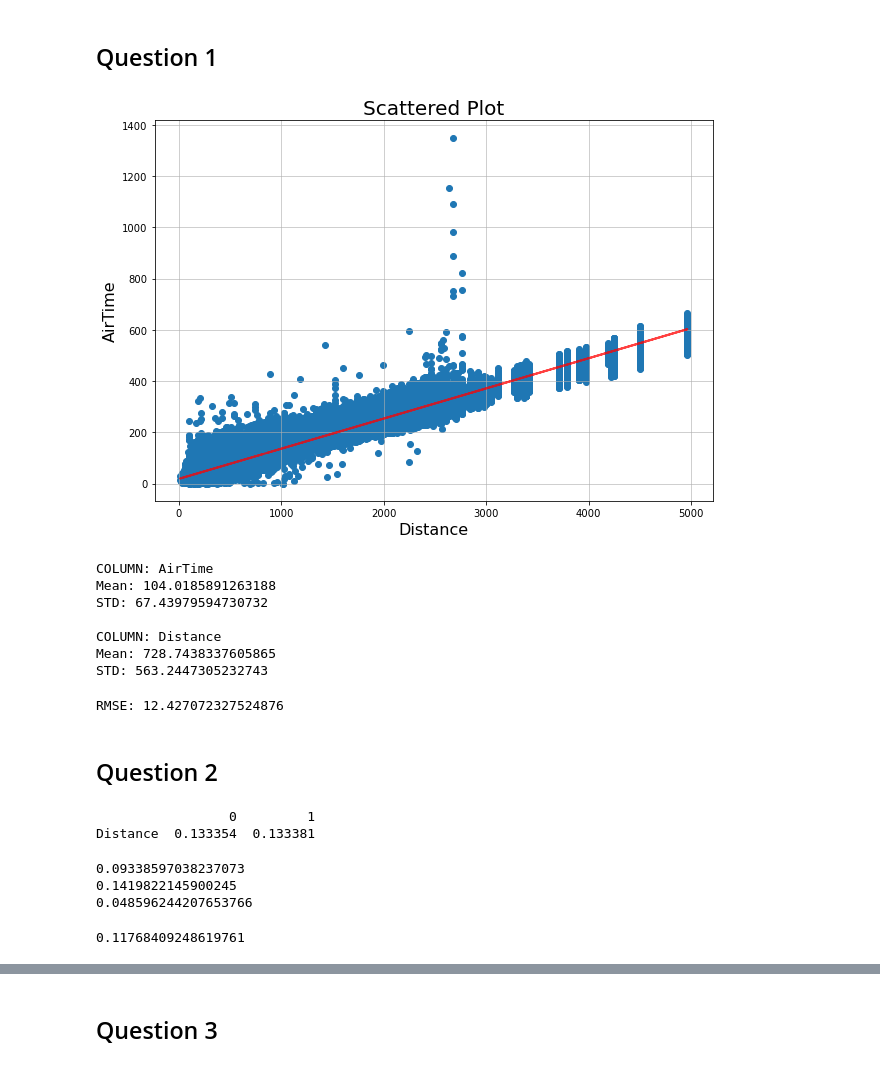
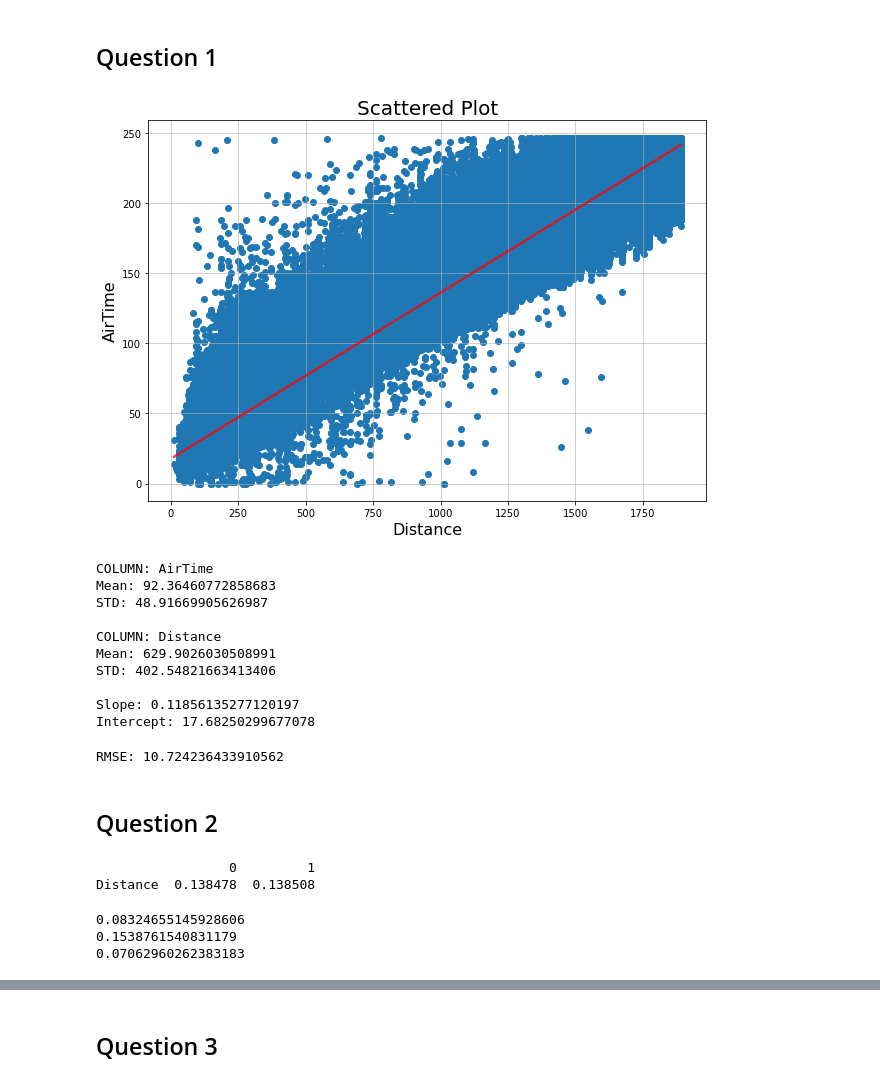
Before and after one commit to shantanutyagi67/CS306_Data_Analysis_And_Visualisation, a Jupyter notebook: Lab4/lab4.ipynb, the cells around one changed output, grey strips where cells are left out. Cells and saved outputs as stored; diff of their text form; code cells hidden in the pictures.

```diff
--- a/Lab4/lab4.ipynb
+++ b/Lab4/lab4.ipynb
@@ -16,17 +20,17 @@ df = pd.read_csv('2008.csv', usecols=[name1, name2])
 df = df.dropna(subset=[name1, name2])
 # %%
 # Dataframes
-#df1 = df[name1]
-#df2 = df[name2]
+df1 = df[name1]
+df2 = df[name2]
 
 # Removing outliers based on IQR
-#q1 = df1.quantile(0.25)
-#q3 = df1.quantile(0.75)
-#iqr = q3 - q1 #stats.iqr(df1, interpolation = 'midpoint')
-#low_lim = q1 - 1.5 * iqr
-#up_lim = q3 + 1.5 * iqr
-#df = df[df[name1] <= up_lim]
-#df = df[df[name1] >= low_lim]
+q1 = df1.quantile(0.25)
+q3 = df1.quantile(0.75)
+iqr = q3 - q1 #stats.iqr(df1, interpolation = 'midpoint')
+low_lim = q1 - 1.5 * iqr
+up_lim = q3 + 1.5 * iqr
+df = df[df[name1] <= up_lim]
+df = df[df[name1] >= low_lim]
 #print('COLUMN: ' + name1)
 #print('25%ile: ' + str(q1))
 #print('75%ile: ' + str(q3))
@@ -35,13 +39,13 @@ df = df.dropna(subset=[name1, name2])
 #print('75%ile + 1.5*IQR: ' + str(up_lim))
 #print()
 
-#q1 = df2.quantile(0.25)
-#q3 = df2.quantile(0.75)
-#iqr = q3 - q1 #stats.iqr(df1, interpolation = 'midpoint')
-#low_lim = q1 - 1.5 * iqr
-#up_lim = q3 + 1.5 * iqr
-#df = df[df[name2] <= up_lim]
-#df = df[df[name2] >= low_lim]
+q1 = df2.quantile(0.25)
+q3 = df2.quantile(0.75)
+iqr = q3 - q1 #stats.iqr(df1, interpolation = 'midpoint')
+low_lim = q1 - 1.5 * iqr
+up_lim = q3 + 1.5 * iqr
+df = df[df[name2] <= up_lim]
+df = df[df[name2] >= low_lim]
 #print('COLUMN: ' + name2)
 #print('25%ile: ' + str(q1))
 #print('75%ile: ' + str(q3))
@@ -50,47 +54,53 @@ df = df.dropna(subset=[name1, name2])
 #print('75%ile + 1.5*IQR: ' + str(up_lim))
 
 # New dataframes for individual analysis
 df1 = df[name1]
 df2 = df[name2]
 
 # Normalise to STD Normal such that MEAN = 0, VAR(SD) = 1
 #df1 = ( df1 - df1.mean() ) / df1.std()
 #df2 = ( df2 - df2.mean() ) / df2.std()
 
 plt.figure(figsize=(10, 7))
 plt.scatter(df2, df1)
 slope, intercept, r_value, p_value, std_err = stats.linregress(df2, df1)
 x = df2
 y = slope*df2 + intercept
 plt.plot(x,y, 'r', alpha=0.75, linewidth = 2)
 plt.title('Scattered Plot', fontsize=20)
 plt.xlabel(name2, fontsize=16)
 plt.ylabel(name1, fontsize=16)
 plt.grid(alpha=0.75)
 plt.show()
 
 print('COLUMN: ' + name1)
 print('Mean: '+str(df1.mean()))
 print('STD: '+str(df1.std()))
 print()
 print('COLUMN: ' + name2)
 print('Mean: '+str(df2.mean()))
 print('STD: '+str(df2.std()))
+print()
+print("Slope: "+ str(slope))
+print("Intercept: "+ str(intercept))
 # %% [output]
-[figure, old version]
+[figure, new version]
 COLUMN: AirTime
-Mean: 104.0185891263188
-STD: 67.43979594730732
+Mean: 92.36460772858683
+STD: 48.91669905626987
 
 COLUMN: Distance
-Mean: 728.7438337605865
-STD: 563.2447305232743
+Mean: 629.9026030508991
+STD: 402.54821663413406
+
+Slope: 0.11856135277120197
+Intercept: 17.68250299677078
 # %%
 err = pow(df1-y,2)
 rmse = math.sqrt((err.to_frame()).sum()/len(err))
 print("RMSE: " + str(rmse))
 # %% [output]
-RMSE: 12.427072327524876
+RMSE: 10.724236433910562
 # %% [markdown]
 ## Question 2
 # %%
@@ -100,7 +110,7 @@ res = mod.fit()
 print(res.conf_int(0.05))
 # %% [output]
                  0         1
-Distance  0.133354  0.133381
+Distance  0.138478  0.138508
 # %%
 df1 = np.array(df1)
 df2 = np.array(df2)
@@ -122,10 +132,6 @@ print(low)
 print(high)
 print(high - low)
 # %% [output]
-0.09338597038237073
-0.1419822145900245
-0.048596244207653766
+0.08324655145928606
+0.1538761540831179
+0.07062960262383183
-# %%
-slope
-# %% [output]
-0.11768409248619761
```
Also changed, not shown: parts of 9 cells of this notebook.
